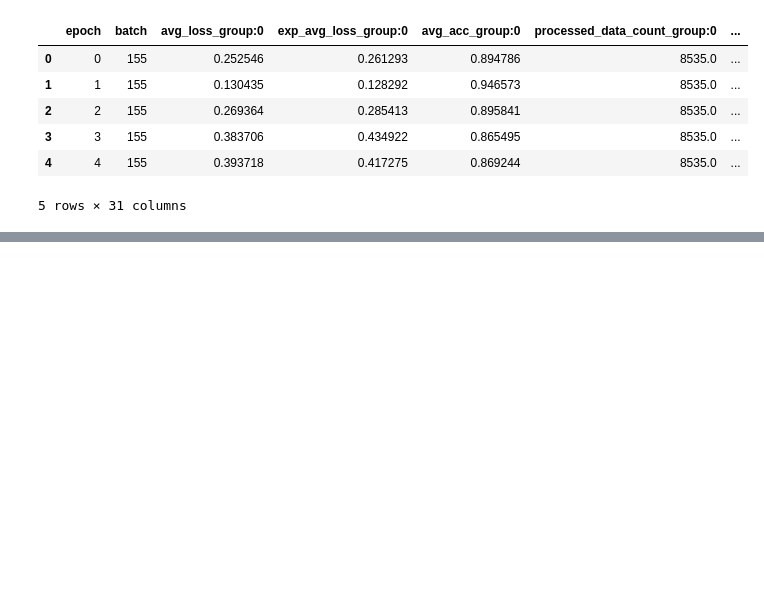
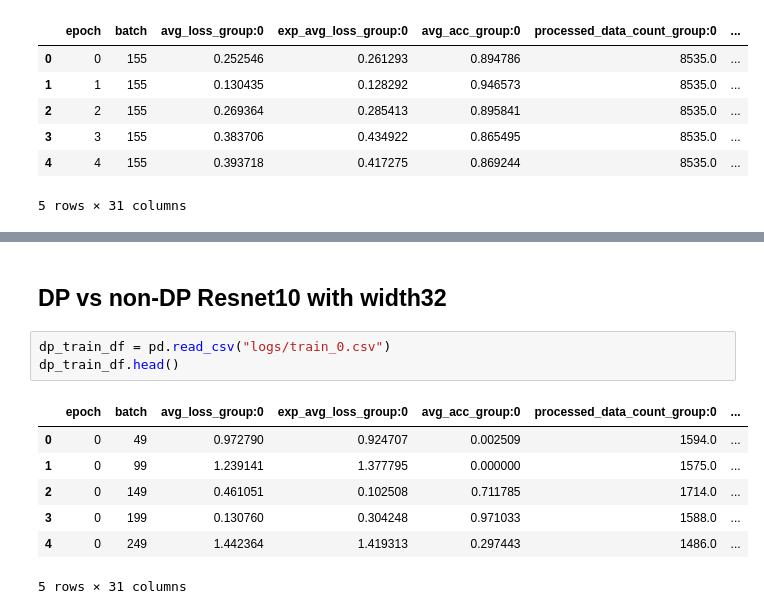
Before and after one commit to arinchang/overparam_spur_corr, a Jupyter notebook: test_plot.ipynb, the cells around one changed output, grey strips where cells are left out. Saved outputs shown, nothing was run; the diff lists cells and outputs as text; blank space fills up the shorter version.

```diff
--- a/test_plot.ipynb
+++ b/test_plot.ipynb
@@ -67,0 +68,13 @@ plt.show()
+# %% [markdown]
+## DP vs non-DP Resnet10 with width32
+# %%
+dp_train_df = pd.read_csv("logs/train_0.csv")
+dp_train_df.head()
+# %% [output]
+|  | epoch | batch | avg_loss_group:0 | exp_avg_loss_group:0 | avg_acc_group:0 | processed_data_count_group:0 | ... |
+| 0 | 0 | 49 | 0.972790 | 0.924707 | 0.002509 | 1594.0 | ... |
+| 1 | 0 | 99 | 1.239141 | 1.377795 | 0.000000 | 1575.0 | ... |
+| 2 | 0 | 149 | 0.461051 | 0.102508 | 0.711785 | 1714.0 | ... |
+| 3 | 0 | 199 | 0.130760 | 0.304248 | 0.971033 | 1588.0 | ... |
+| 4 | 0 | 249 | 1.442364 | 1.419313 | 0.297443 | 1486.0 | ... |
+5 rows × 31 columns
```
Also changed, not shown: parts of 10 cells of this notebook, 3 other files.
